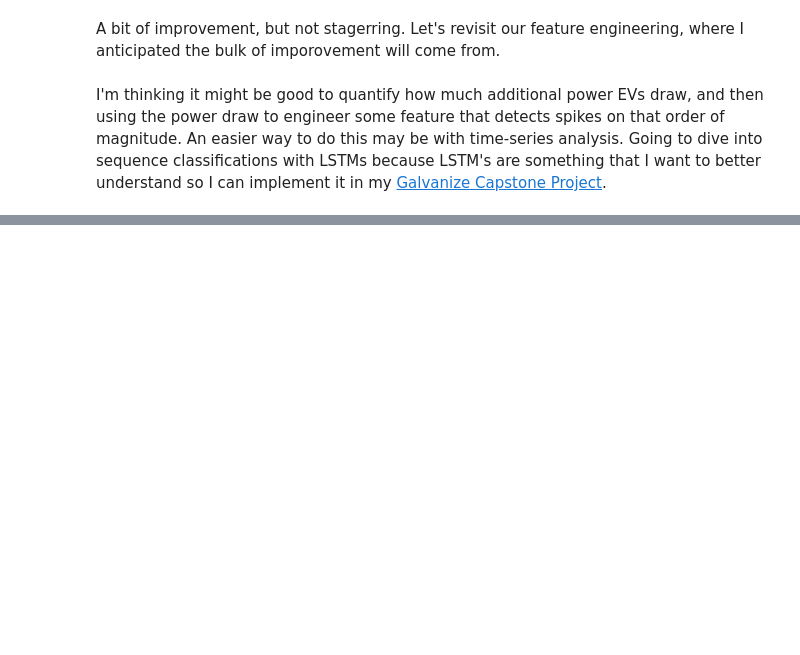
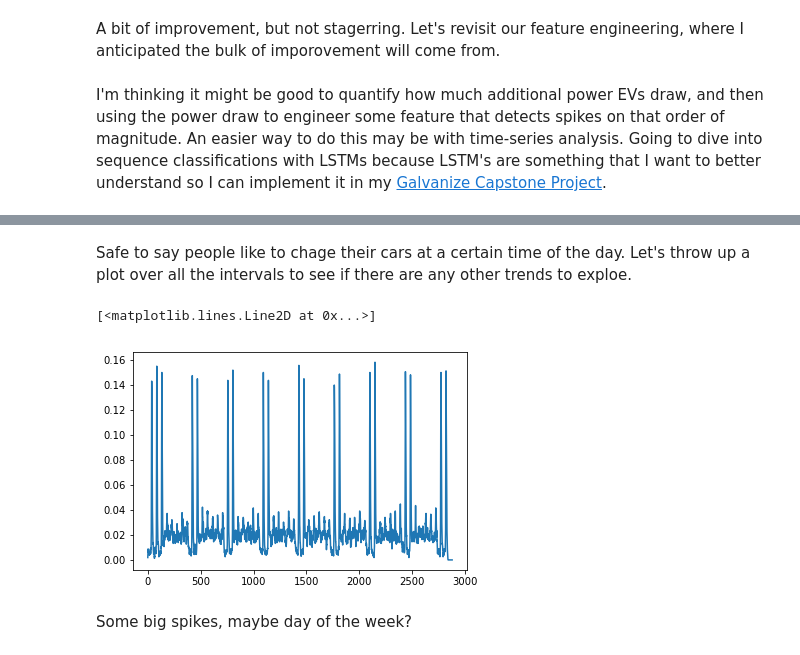
Before and after one commit to kykiefer/electric-vehicle-detection, a Jupyter notebook: eda.ipynb, the cells around one changed output, grey strips where cells are left out. Cells and saved outputs as stored; diff of their text form; code cells hidden in the pictures; blank space fills up the shorter version.

Commit message:
time-series exploratory

```diff
--- a/eda.ipynb
+++ b/eda.ipynb
@@ -202,0 +242,9 @@ I'm thinking it might be good to quantify how much additional power EVs draw, an
+# %% [markdown]
+Safe to say people like to chage their cars at a certain time of the day. Let's throw up a plot over all the intervals to see if there are any other trends to exploe.
+# %%
+plt.plot(range(0,2880), perc_homes_charing_by_interval)
+# %% [output]
+[<matplotlib.lines.Line2D at 0x...>]
+[figure, added]
+# %% [markdown]
+Some big spikes, maybe day of the week?
```
Also changed, not shown: parts of 11 cells of this notebook.
